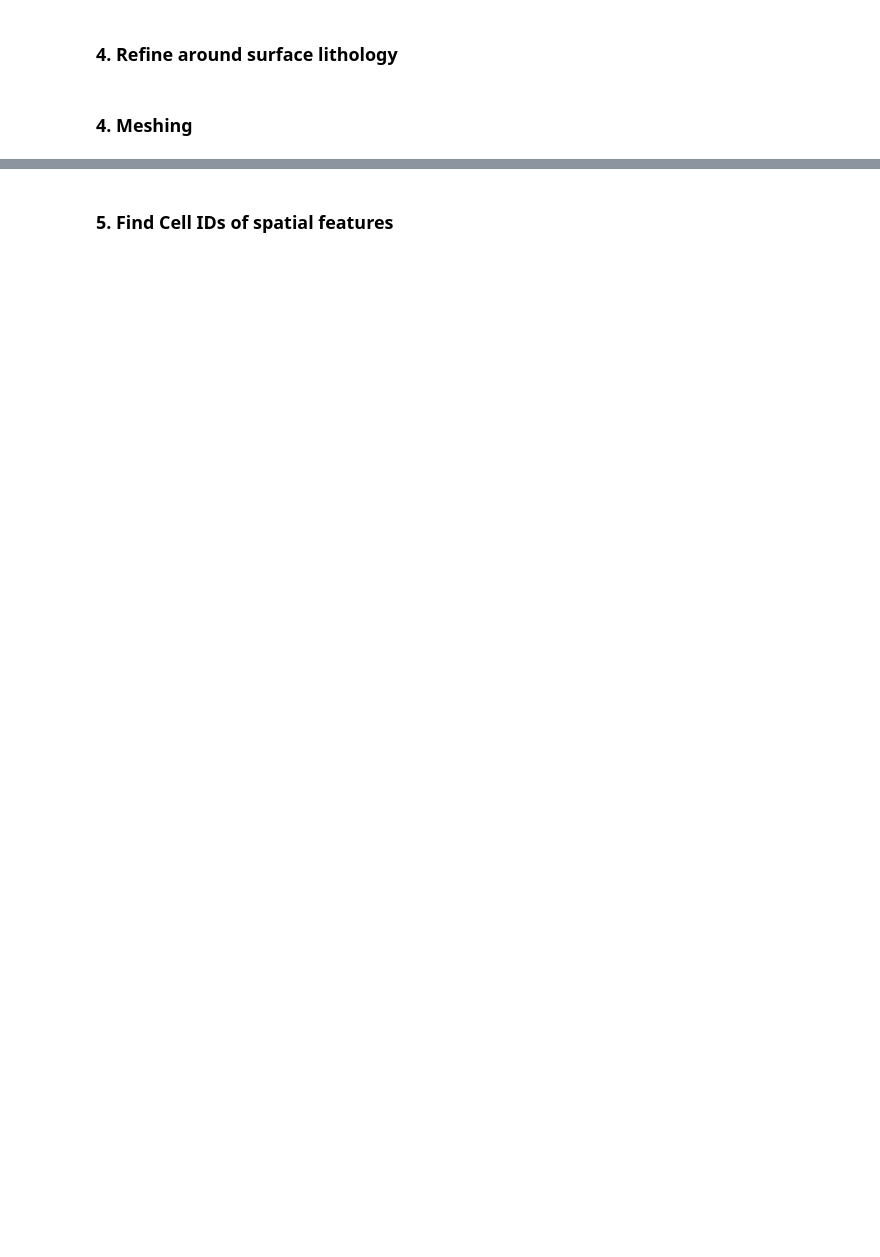
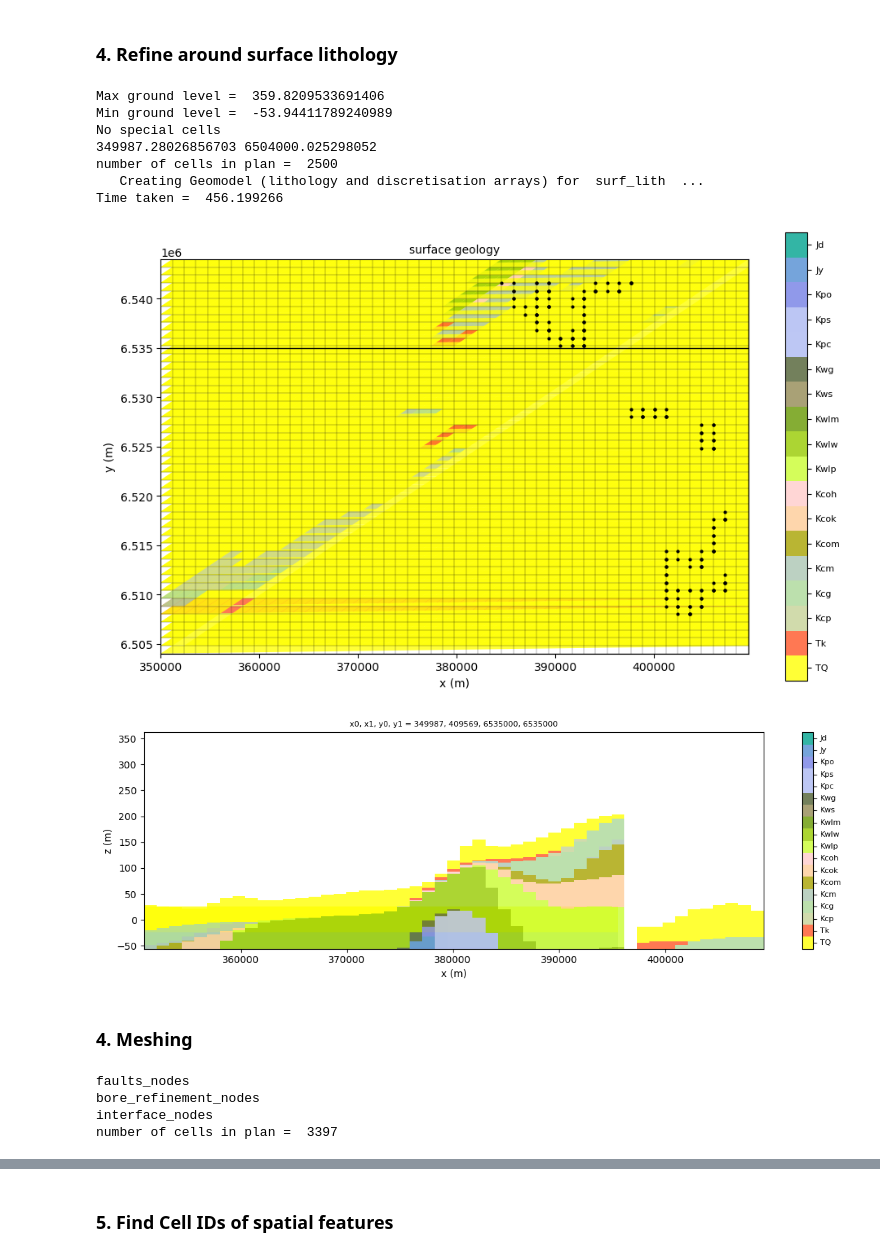
Before and after one commit to malvina-chmielarski/Otorowiri, a Jupyter notebook: scripts/main_script.ipynb, the cells around one changed output, grey strips where cells are left out. Cells and saved outputs as stored; diff of their text form; code cells hidden in the pictures; blank space fills up the shorter version.

```diff
--- a/scripts/main_script.ipynb
+++ b/scripts/main_script.ipynb
@@ -304,10 +292,20 @@ process_spatial.plot_spatial(spatial, extent = [[370000, 390000], [6520000, spat
 ### 4. Refine around surface lithology
 # %%
 from loopflopy.surfacerefinement import SurfaceRefinement
-surfacerefinement = SurfaceRefinement(structuralmodel, 20, 20)
+surfacerefinement = SurfaceRefinement(structuralmodel, 70, 70)
 surfacerefinement.create_surf_lith_raster(project, spatial, structuralmodel)
 surfacerefinement.generate_interface_nodes(spatial) # Generate nodes at the interfaces and saves as shp file
 surfacerefinement.plot_surface_refinement(spatial, structuralmodel, y0 = 6535000, y1 = 6535000)
+# %% [output]
+Max ground level =  359.8209533691406
+Min ground level =  -53.94411789240989
+No special cells
+349987.28026856703 6504000.025298052
+number of cells in plan =  2500
+   Creating Geomodel (lithology and discretisation arrays) for  surf_lith  ...
+Time taken =  456.199266
+[figure, added]
+[figure, added]
 # %% [markdown]
 ### 4. Meshing
 # %%
@@ -322,11 +320,11 @@ special_cells = {'chd': ['west'],
 mesh = Mesh(plangrid = 'tri', special_cells = special_cells) # special cells to identify as arguements
 # %%
 # Define mesh parameters and create mesh
-mesh.modelmaxtri = 2000000
+mesh.modelmaxtri = 1000000
 mesh.boundmaxtri = 999999999
 mesh.angle = 32   # minimum triangle angles
-mesh.radius1 = 50 # 200 radius of inner circle around pumping bores
-mesh.radius2 = 200 # 600 radius of outer circle around pumping bores
+mesh.radius1 = 50 # 50, 200 radius of inner circle around pumping bores
+mesh.radius2 = 200 # 200, 600 radius of outer circle around pumping bores
 mesh.boremaxtri = 99999999
 
 mesh.create_bore_refinement(spatial)
@@ -338,6 +336,11 @@ mesh.prepare_nodes_and_polygons(spatial, node_list, polygon_list)
 mesh.create_mesh(project, spatial)
 
 print('number of cells in plan = ', mesh.ncpl)
+# %% [output]
+faults_nodes
+bore_refinement_nodes
+interface_nodes
+number of cells in plan =  3397
 # %%
 
 xlim = [spatial.x0 - 2000, spatial.x1 + 2000]
```
Also changed, not shown: parts of 27 cells of this notebook, 2 other files.
